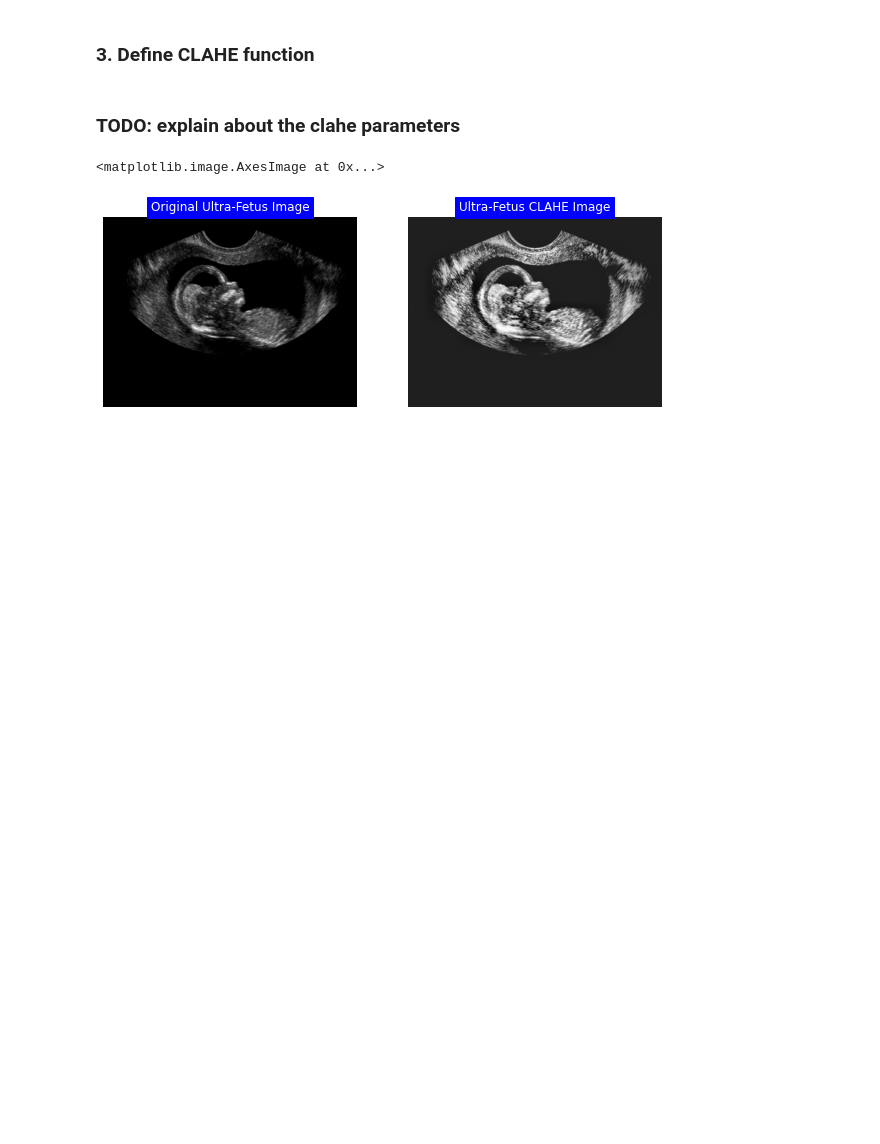
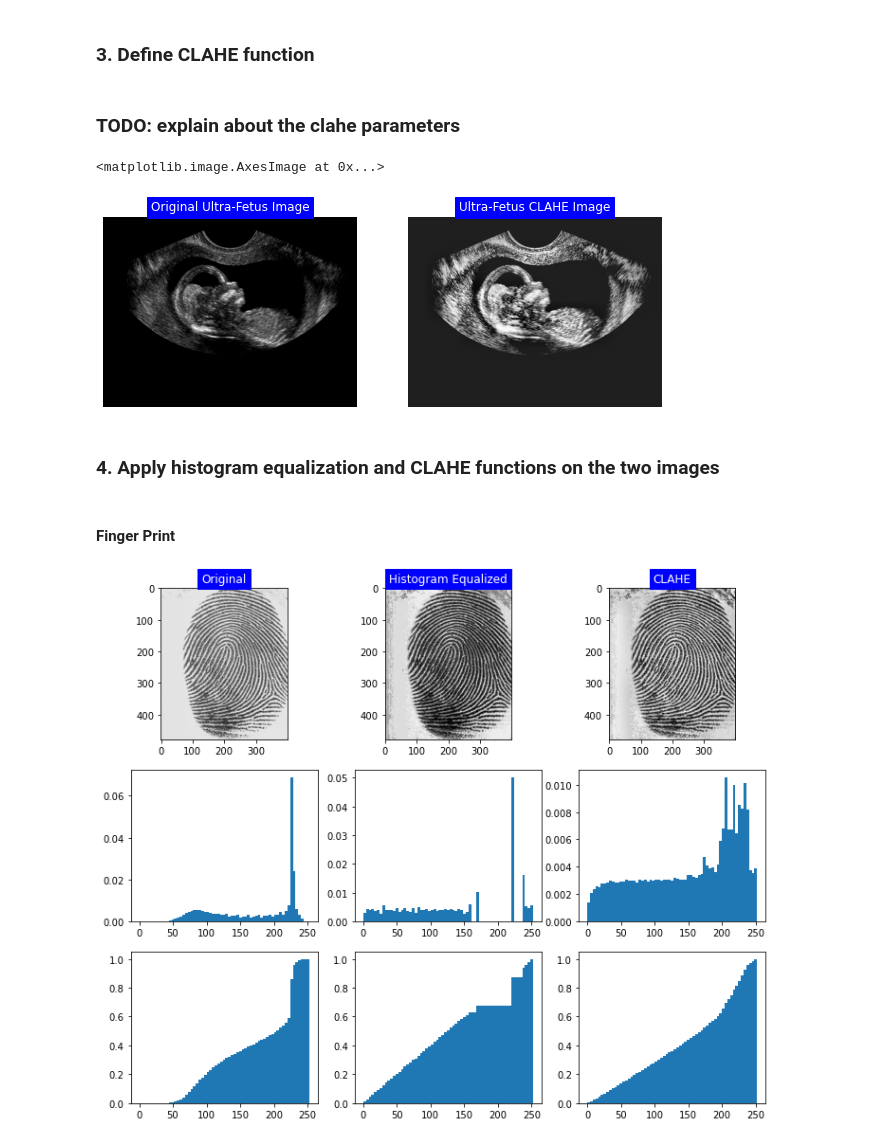
Before and after one commit to zahrasalarian/Digital-Image-Processing-for-Medical-Applications, a Jupyter notebook: HW2/pt-2.ipynb, the cells around one changed output. Saved outputs shown, nothing was run; the diff lists cells and outputs as text; code cells hidden in the pictures; blank space fills up the shorter version.

Commit message:
Draws hist and cdf plots for finger print images (original, hist equalized, and CLAHE)

```diff
--- a/HW2/pt-2.ipynb
+++ b/HW2/pt-2.ipynb
@@ -99,3 +99,49 @@ ax[1].imshow(ultrafetus_clahe, cmap = 'gray', vmin=0, vmax=2**(ultrafetus_clahe.
 # %% [output]
 <matplotlib.image.AxesImage at 0x...>
 [figure]
+# %% [markdown]
+### 4. Apply histogram equalization and CLAHE functions on the two images
+# %% [markdown]
+#### Finger Print
+# %%
+fig = plt.figure(figsize=(12, 10))
+gs = fig.add_gridspec(3, 3)
+
+# original image
+ax1 = fig.add_subplot(gs[0, 0])
+ax1.imshow(fprint_img, cmap='gray', vmin=0, vmax=2**(fprint_img.itemsize*8)-1)
+ax1.set_title('Original', color='white', backgroundcolor='blue')
+
+# histogram equalization
+fprint_hist_equalized = histogram_equalization(fprint_img)
+ax2 = fig.add_subplot(gs[0, 1])
+ax2.imshow(fprint_hist_equalized, cmap='gray', vmin=0, vmax=2**(fprint_hist_equalized.itemsize*8)-1)
+ax2.set_title('Histogram Equalized', color='white', backgroundcolor='blue')
+
+# CLAHE
+fprint_clahe = perform_CLAHE(fprint_img, 30.0, (8, 8))
+ax3 = fig.add_subplot(gs[0, 2])
+ax3.imshow(fprint_clahe, cmap='gray', vmin=0, vmax=2**(fprint_clahe.itemsize*8)-1)
+ax3.set_title('CLAHE', color='white', backgroundcolor='blue')
+
+ax4 = fig.add_subplot(gs[1, 0])
+ax4.hist(fprint_img.ravel(), bins=[i for i in range(0, 2**(fprint_img.itemsize*8), 4)], density = True)
+
+ax4 = fig.add_subplot(gs[1, 1])
+ax4.hist(fprint_hist_equalized.ravel(), bins=[i for i in range(0, 2**(fprint_hist_equalized.itemsize*8), 4)], density = True)
+
+ax4 = fig.add_subplot(gs[1, 2])
+ax4.hist(fprint_clahe.ravel(), bins=[i for i in range(0, 2**(fprint_clahe.itemsize*8), 4)], density = True)
+
+ax5 = fig.add_subplot(gs[2, 0])
+ax5.hist(fprint_img.ravel(), bins=[i for i in range(0, 2**(fprint_img.itemsize*8), 4)], density = True, cumulative = True)
+
+ax6 = fig.add_subplot(gs[2, 1])
+ax6.hist(fprint_hist_equalized.ravel(), bins=[i for i in range(0, 2**(fprint_hist_equalized.itemsize*8), 4)], density = True, cumulative = True)
+
+ax7 = fig.add_subplot(gs[2, 2])
+ax7.hist(fprint_clahe.ravel(), bins=[i for i in range(0, 2**(fprint_clahe.itemsize*8), 4)], density = True, cumulative = True)
+
+plt.show();
+# %% [output]
+[figure, added]
```
